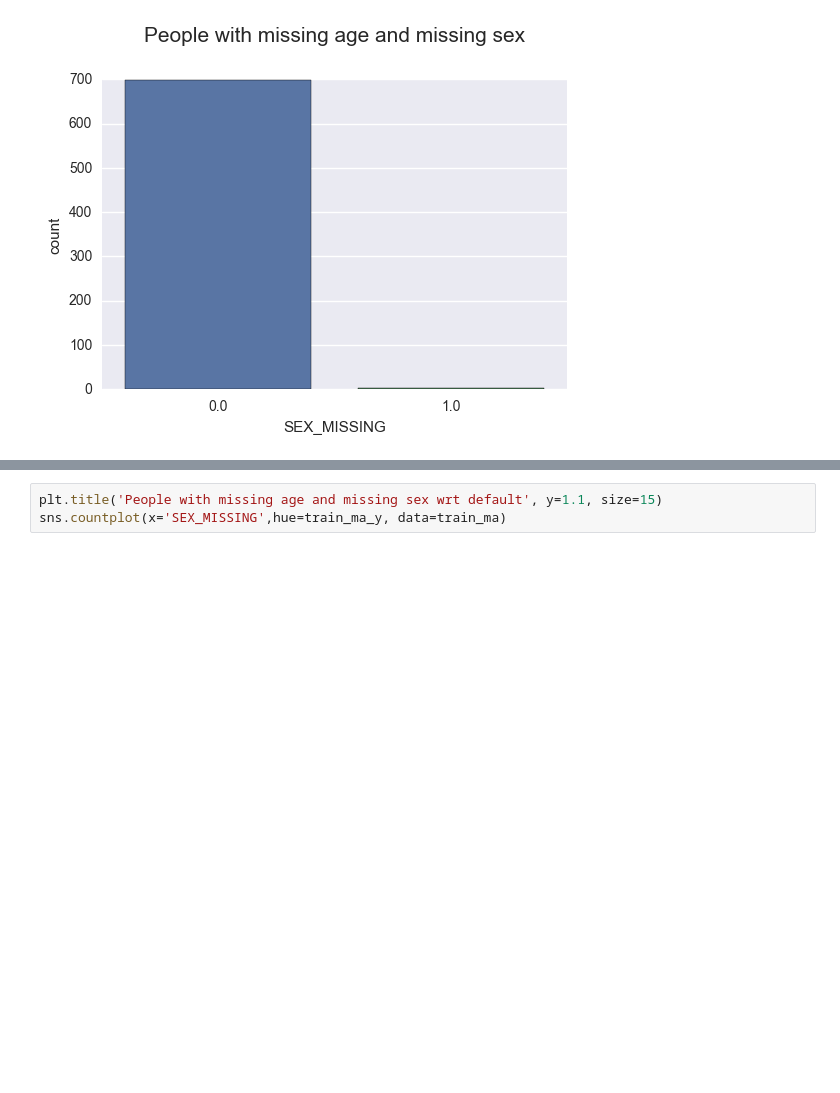
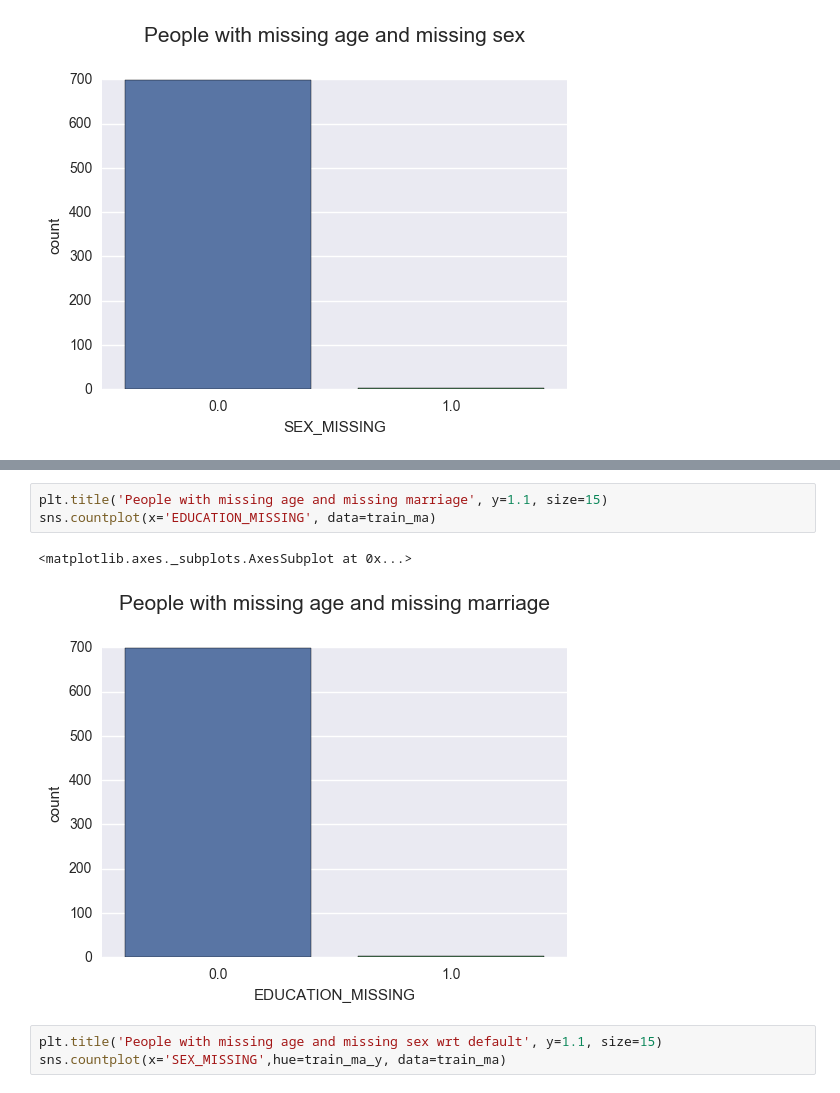
Before and after one commit to pietrodimarco91/Machine-Learning-Project-Loan-Default-Prediction, a Jupyter notebook: ExplorationOfMissingAgePeople.ipynb, the cells around one changed output, grey strips where cells are left out. Cells and saved outputs as stored; diff of their text form; blank space fills up the shorter version.

```diff
--- a/ExplorationOfMissingAgePeople.ipynb
+++ b/ExplorationOfMissingAgePeople.ipynb
@@ -84,3 +114,9 @@ sns.countplot(x='SEX_MISSING', data=train_ma)
+# %%
+plt.title('People with missing age and missing marriage', y=1.1, size=15)
+sns.countplot(x='EDUCATION_MISSING', data=train_ma)
+# %% [output]
+<matplotlib.axes._subplots.AxesSubplot at 0x...>
+[figure, added]
 # %%
 plt.title('People with missing age and missing sex wrt default', y=1.1, size=15)
 sns.countplot(x='SEX_MISSING',hue=train_ma_y, data=train_ma)
```
Also changed, not shown: parts of 33 cells of this notebook, 1 other file.
